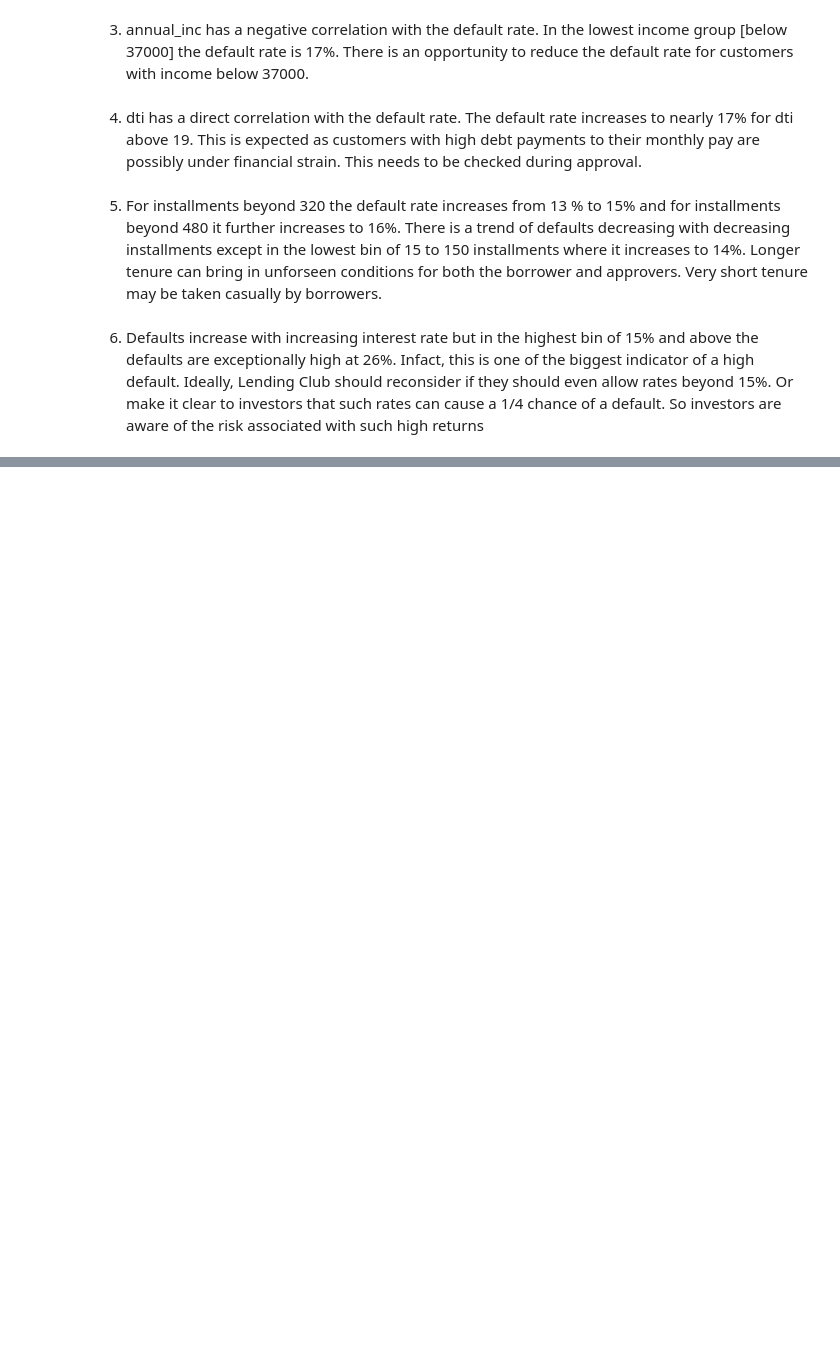
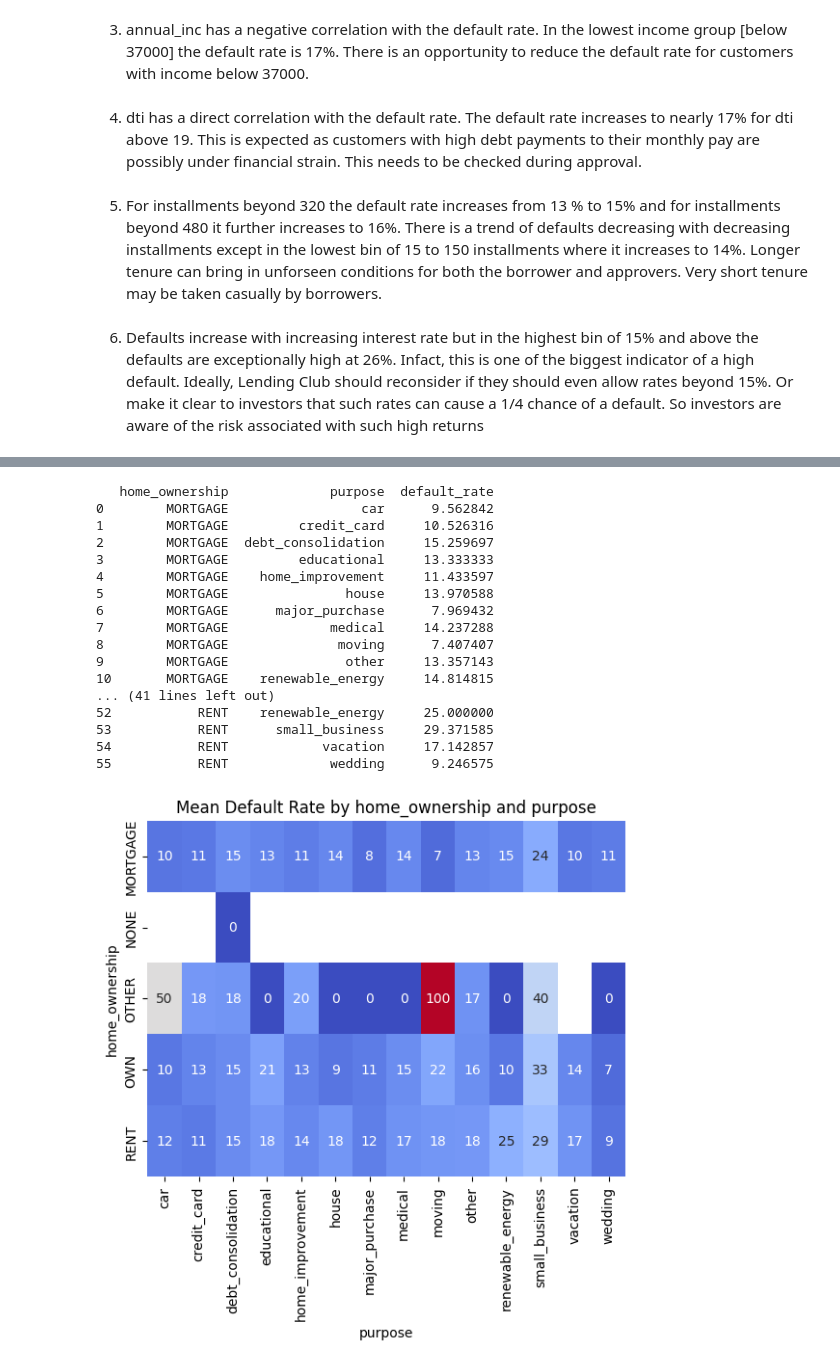
Before and after one commit to anilabh/LoanCaseStudy, a Jupyter notebook: LoanCaseStudy2.ipynb, the cells around one changed output, grey strips where cells are left out. Cells and saved outputs as stored; diff of their text form; code cells hidden in the pictures; blank space fills up the shorter version.

```diff
--- a/LoanCaseStudy2.ipynb
+++ b/LoanCaseStudy2.ipynb
@@ -609,0 +603,21 @@ Name: count, dtype: int64
+# %%
+plot_biv('home_ownership','purpose')
+# %% [output]
+   home_ownership             purpose  default_rate
+0        MORTGAGE                 car      9.562842
+1        MORTGAGE         credit_card     10.526316
+2        MORTGAGE  debt_consolidation     15.259697
+3        MORTGAGE         educational     13.333333
+4        MORTGAGE    home_improvement     11.433597
+5        MORTGAGE               house     13.970588
+6        MORTGAGE      major_purchase      7.969432
+7        MORTGAGE             medical     14.237288
+8        MORTGAGE              moving      7.407407
+9        MORTGAGE               other     13.357143
+10       MORTGAGE    renewable_energy     14.814815
+... (41 lines left out)
+52           RENT    renewable_energy     25.000000
+53           RENT      small_business     29.371585
+54           RENT            vacation     17.142857
+55           RENT             wedding      9.246575
+[figure, added]
```
Also changed, not shown: parts of 10 cells of this notebook.
